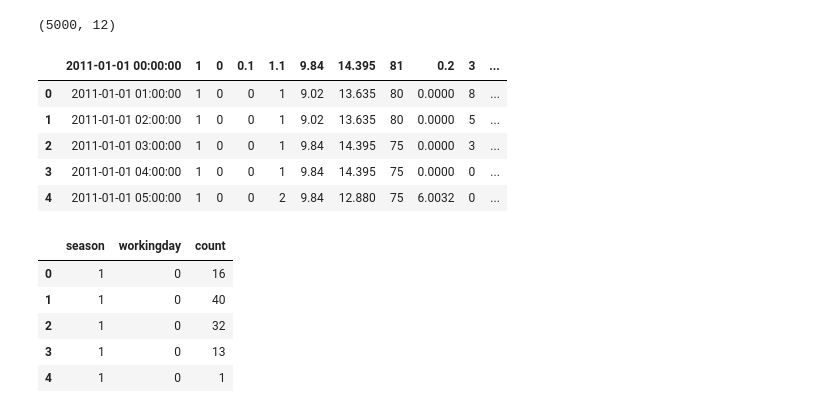
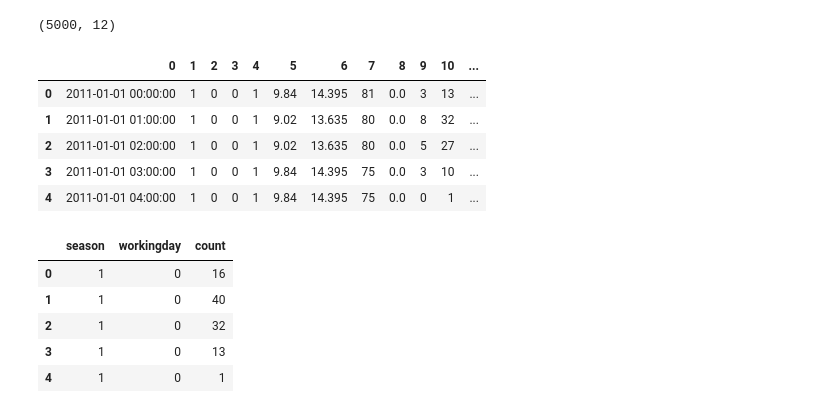
Before and after one commit to jishinkj/pandas-basics, a Jupyter notebook: pandas-basics.ipynb, the cells around one changed output. Cells and saved outputs as stored; diff of their text form; code cells hidden in the pictures.

```diff
--- a/pandas-basics.ipynb
+++ b/pandas-basics.ipynb
@@ -53,16 +61,16 @@ df.shape
 # %% [output]
 (5000, 12)
 # %%
-df = pd.read_csv("data/train.csv", nrows = 5000, skiprows = (0,2000))
+df = pd.read_csv("data/train.csv", nrows = 5000, skiprows = (0,2000), header = None)
 # include header = None also
 df.head()
 # %% [output]
-|  | 2011-01-01 00:00:00 | 1 | 0 | 0.1 | 1.1 | 9.84 | 14.395 | 81 | 0.2 | 3 | ... |
-| 0 | 2011-01-01 01:00:00 | 1 | 0 | 0 | 1 | 9.02 | 13.635 | 80 | 0.0000 | 8 | ... |
-| 1 | 2011-01-01 02:00:00 | 1 | 0 | 0 | 1 | 9.02 | 13.635 | 80 | 0.0000 | 5 | ... |
-| 2 | 2011-01-01 03:00:00 | 1 | 0 | 0 | 1 | 9.84 | 14.395 | 75 | 0.0000 | 3 | ... |
-| 3 | 2011-01-01 04:00:00 | 1 | 0 | 0 | 1 | 9.84 | 14.395 | 75 | 0.0000 | 0 | ... |
-| 4 | 2011-01-01 05:00:00 | 1 | 0 | 0 | 2 | 9.84 | 12.880 | 75 | 6.0032 | 0 | ... |
+|  | 0 | 1 | 2 | 3 | 4 | 5 | 6 | 7 | 8 | 9 | 10 | ... |
+| 0 | 2011-01-01 00:00:00 | 1 | 0 | 0 | 1 | 9.84 | 14.395 | 81 | 0.0 | 3 | 13 | ... |
+| 1 | 2011-01-01 01:00:00 | 1 | 0 | 0 | 1 | 9.02 | 13.635 | 80 | 0.0 | 8 | 32 | ... |
+| 2 | 2011-01-01 02:00:00 | 1 | 0 | 0 | 1 | 9.02 | 13.635 | 80 | 0.0 | 5 | 27 | ... |
+| 3 | 2011-01-01 03:00:00 | 1 | 0 | 0 | 1 | 9.84 | 14.395 | 75 | 0.0 | 3 | 10 | ... |
+| 4 | 2011-01-01 04:00:00 | 1 | 0 | 0 | 1 | 9.84 | 14.395 | 75 | 0.0 | 0 | 1 | ... |
 # %%
 df = pd.read_csv("data/train.csv", nrows = 5000, usecols = ['season','workingday','count'])
 df.head()
```
Also changed, not shown: parts of 27 cells of this notebook, 2 other files.
